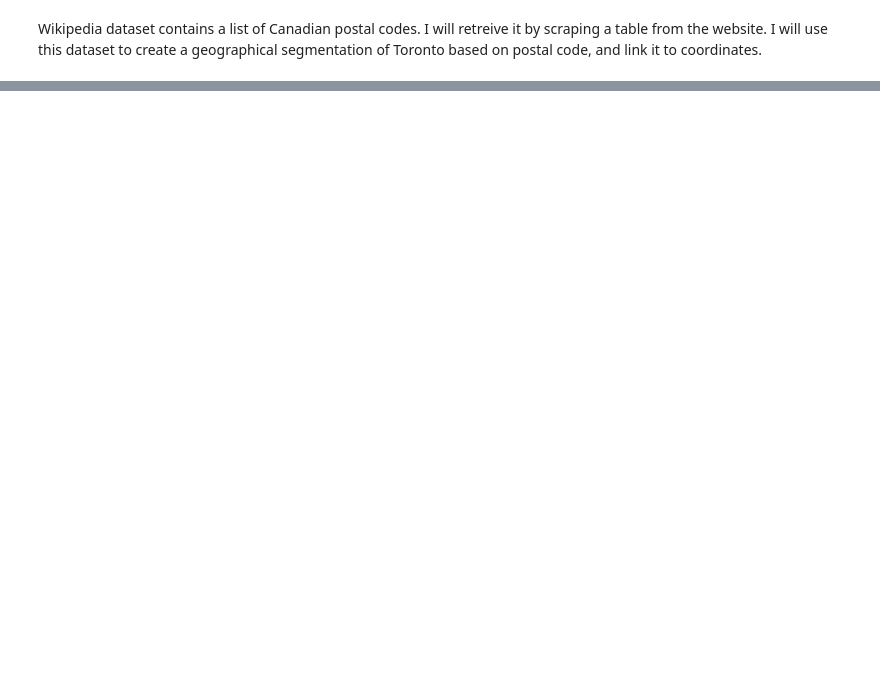
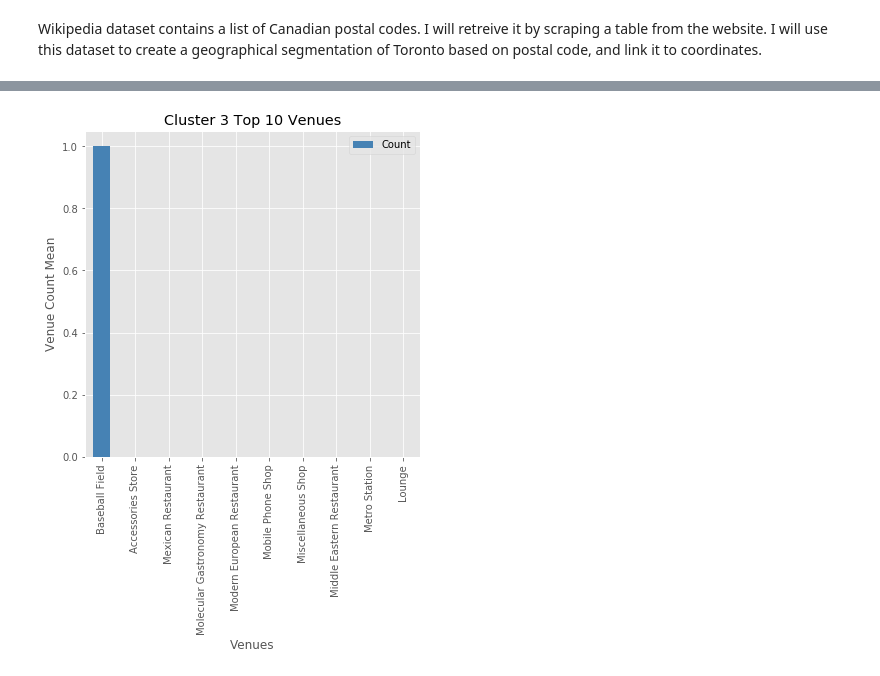
Before and after one commit to yanjiang888/Coursera_Capstone, a Jupyter notebook: Capstone_Final_Project.ipynb, the cells around one changed output, grey strips where cells are left out. Drawn from its saved outputs; the diff is of its cells as text; code cells hidden in the pictures; blank space fills up the shorter version.

```diff
--- a/Capstone_Final_Project.ipynb
+++ b/Capstone_Final_Project.ipynb
@@ -371,0 +622,7 @@ df_rating
+# %%
+cluster3 = pd.DataFrame(cluster_grouped.iloc[2][1:]).reset_index()
+cluster3.columns=['VenueCategory','Count']
+cluster3.sort_values(by="Count", ascending=False, inplace=True)
+cluster3_toplist = cluster3[0:10]
+cluster3_toplist.set_index('VenueCategory', inplace=True)
+cluster3_toplist.head()
@@ -371,0 +665,10 @@ df_rating
+# %%
+# generate plot
+cluster3_toplist.plot(kind='bar', figsize=(6, 6), color='steelblue')
+plt.xlabel('Venues')
+plt.ylabel('Venue Count Mean')
+plt.title('Cluster 3 Top 10 Venues')
+
+plt.show()
+# %% [output]
+[figure, added]
```
Also changed, not shown: parts of 73 cells of this notebook, 1 other file.
